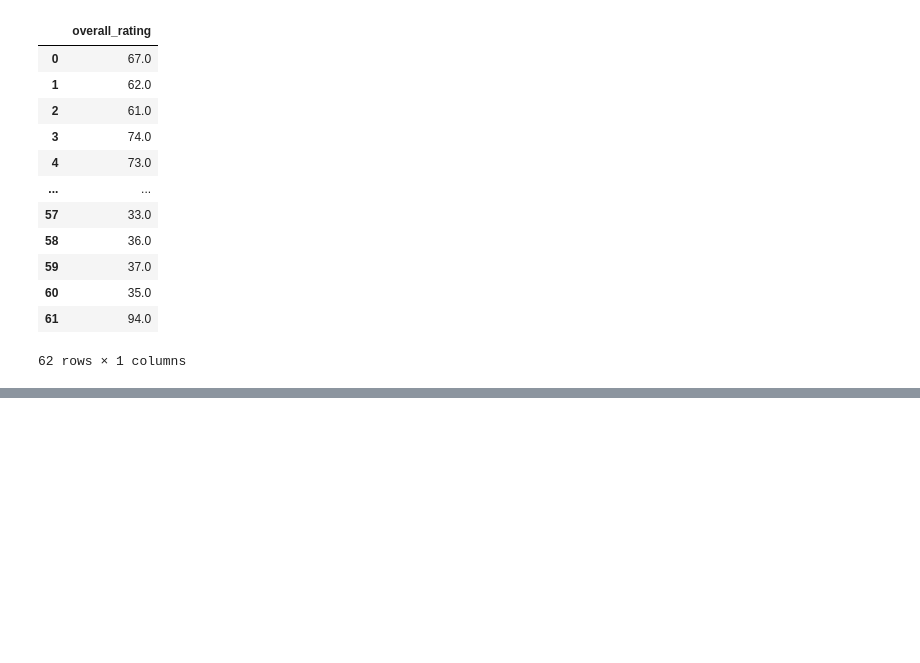
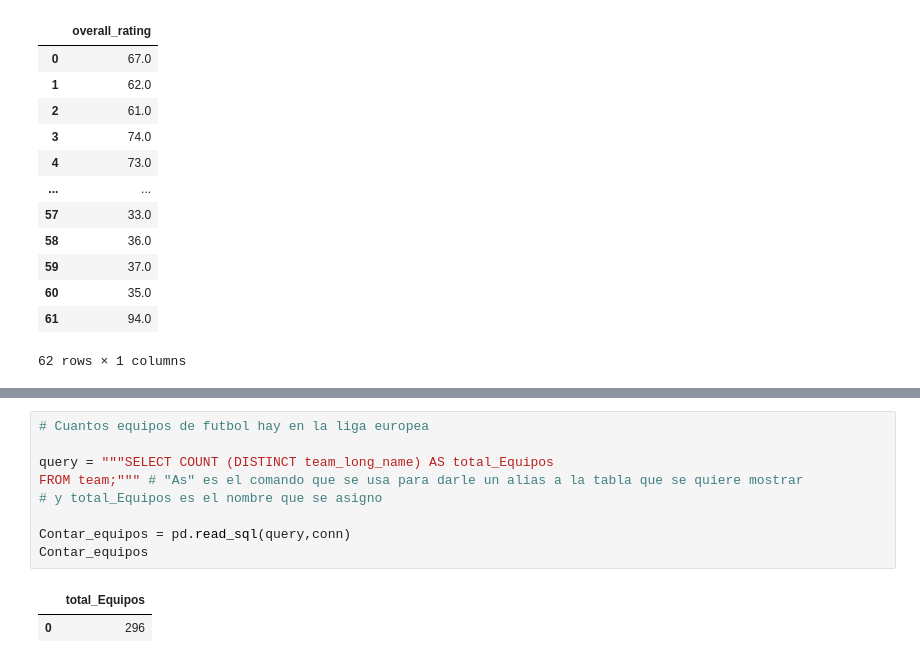
Before and after one commit to Dagnne/TalentoTechDag, a Jupyter notebook: Taller_SQL.ipynb, the cells around one changed output, grey strips where cells are left out. Drawn from its saved outputs; the diff is of its cells as text; blank space fills up the shorter version.

```diff
--- a/Taller_SQL.ipynb
+++ b/Taller_SQL.ipynb
@@ -191,0 +300,12 @@ val_gral_jugadores
+# %%
+# Cuantos equipos de futbol hay en la liga europea
+
+query = """SELECT COUNT (DISTINCT team_long_name) AS total_Equipos
+FROM team;""" # "As" es el comando que se usa para darle un alias a la tabla que se quiere mostrar
+# y total_Equipos es el nombre que se asigno
+
+Contar_equipos = pd.read_sql(query,conn)
+Contar_equipos
+# %% [output]
+|  | total_Equipos |
+| 0 | 296 |
```
Also changed, not shown: parts of 5 cells of this notebook.
